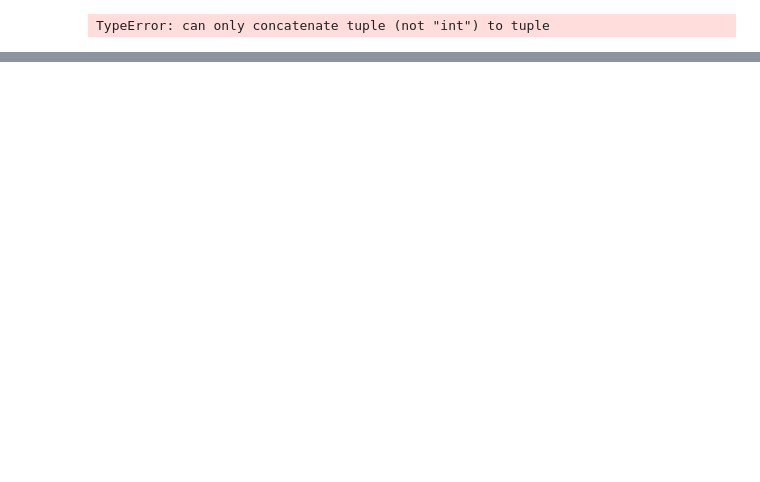
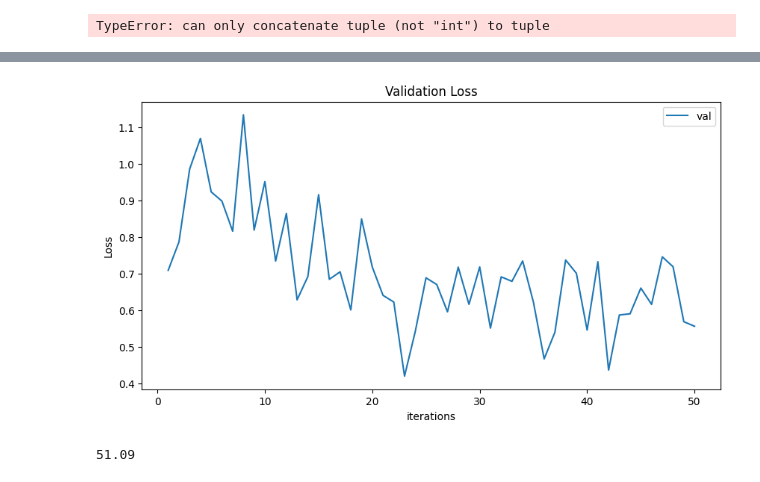
Before and after one commit to MilyaMakarenko/Dashboard_retail, a Jupyter notebook: CV_1.ipynb, the cells around one changed output, grey strips where cells are left out. Saved outputs shown, nothing was run; the diff lists cells and outputs as text; code cells hidden in the pictures; blank space fills up the shorter version.

```diff
--- a/CV_1.ipynb
+++ b/CV_1.ipynb
@@ -422,10 +417,16 @@ class NeuralNet(nn.Module):
         self.fc2 = nn.Linear(hidden_size, num_classes)
 
     def forward(self, x):
+      # Векторизация x (например, если x имеет размерность (batch_size, channels, height, width))
+        # Здесь мы предполагаем, что x - это изображения и мы хотим преобразовать их в векторы
+        x = x.view(x.size(0), -1)  # Преобразуем вектор в размерность (batch_size, input_size)
         pred = self.fc1(x)
         pred = self.relu(pred)
-        pred = self.pool(pred)
+        #pred = self.pool(pred)
         pred = self.fc2(pred)
+        # pred = self.relu(pred)
+        # pred = self.pool(pred)
+        # pred = self.flatten(pred)
 
         # your code here
         return pred
@@ -433,8 +434,8 @@ class NeuralNet(nn.Module):
 model = NeuralNet(input_size, hidden_size, num_classes).to(device)
 # %%
 # Loss and optimizer
-# criterion = ...
-optimizer = torch.optim.Adam(model.parameters(), lr=0.01)
+criterion = nn.CrossEntropyLoss()  # Кросс-энтропия
+optimizer = torch.optim.Adam(model.parameters(), lr=learning_rate)
 # %%
 np.random.seed(0)
 random.seed(0)
@@ -447,7 +448,7 @@ total_step = len(train_loader)
 for epoch in range(num_epochs):
     for i, (images, labels) in enumerate(train_loader):
         # Move tensors to the configured device
-        images = ...
+        images = images.to(device)
         labels = labels.to(device)
 
         # Forward pass
@@ -460,6 +461,7 @@ for epoch in range(num_epochs):
         optimizer.step()
 
         if (i+1) % 100 == 0:
+            loss_log.append(loss.data.cpu().numpy())  # Переводим в numpy и сохраняем
             print ('Epoch [{}/{}], Step [{}/{}], Loss: {:.4f}'
                    .format(epoch+1, num_epochs, i+1, total_step, loss.item()))
             # your code here
@@ -467,0 +486,41 @@ TypeError: linear(): argument 'input' (position 1) must be Tensor, not ellipsis
+# %%
+from matplotlib import pyplot as plt
+plt.figure(figsize=(10,5))
+plt.title("Validation Loss")
+plt.plot(np.arange(1,len(loss_log)+1), loss_log,label="val")
+plt.xlabel("iterations")
+plt.ylabel("Loss")
+plt.legend()
+plt.show()
+# %% [output]
+[figure, added]
+# %%
+np.random.seed(0)
+random.seed(0)
+torch.manual_seed(0)
+
+# Test the model
+# In the test phase, don't need to compute gradients (for memory efficiency)
+with torch.no_grad():
+    correct = 0
+    total = 0
+    for images, labels in test_loader:
+        images = images.to(device)
+        labels = labels.to(device)
+
+        outputs =  model(images)
+       # loss = criterion(outputs, labels)
+        _, predicted = torch.max(outputs.data, 1)
+
+        total += labels.size(0)
+        correct += (predicted == labels).sum().item()
+
+    # your code for accuracy here
+        accuracy=100*correct / total
+
+
+# Save the model checkpoint
+torch.save(model.state_dict(), 'model.ckpt')
+print(accuracy)
+# %% [output]
+51.09
```
Also changed, not shown: parts of 6 cells of this notebook.
